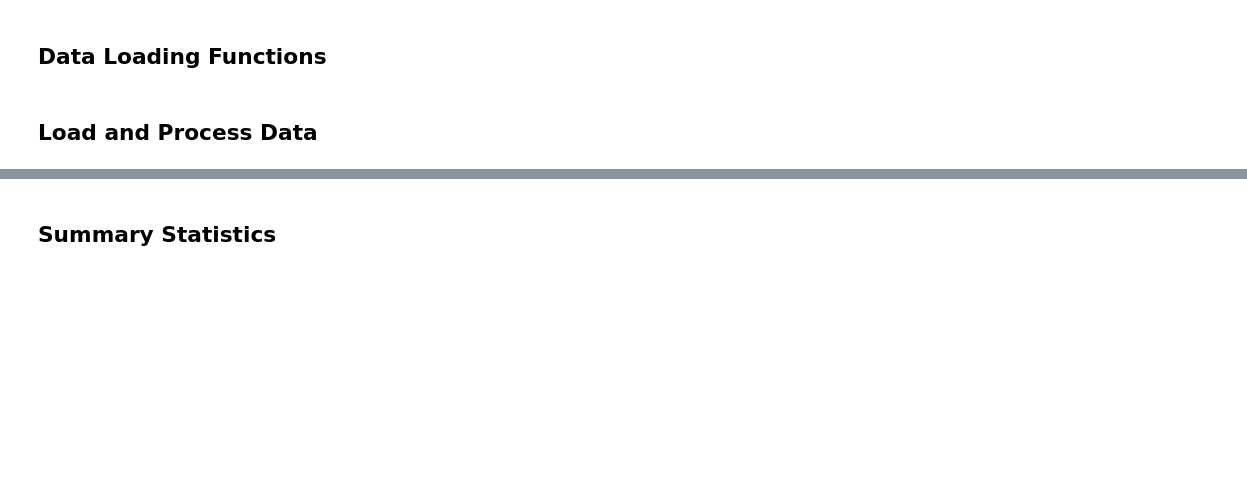
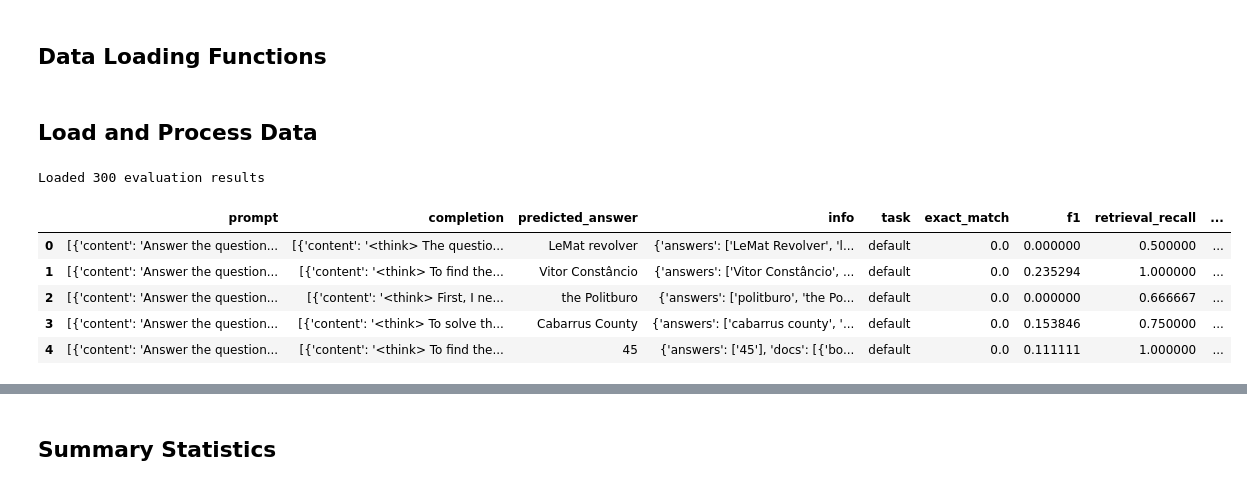
Before and after one commit to bdsaglam/rlvr, a Jupyter notebook: nbs/inspect_results.ipynb, the cells around one changed output, grey strips where cells are left out. Drawn from its saved outputs; the diff is of its cells as text; code cells hidden in the pictures; blank space fills up the shorter version.

```diff
--- a/nbs/inspect_results.ipynb
+++ b/nbs/inspect_results.ipynb
@@ -113,11 +123,19 @@ def check_supporting_docs_usage(completion, docs):
 ## Load and Process Data
 # %%
 # Load your results file
-results_file = "../outputs/sample.jsonl"  # Change this to your actual results file
+results_file = "../outputs/evaluation-results.jsonl"  # Change this to your actual results file
 results = load_results(results_file)
 df = results_to_dataframe(results)
 
 print(f"Loaded {len(df)} evaluation results")
 df.head()
+# %% [output]
+Loaded 300 evaluation results
+|  | prompt | completion | predicted_answer | info | task | exact_match | f1 | retrieval_recall | ... |
+| 0 | [{'content': 'Answer the question... | [{'content': '<think> The questio... | LeMat revolver | {'answers': ['LeMat Revolver', 'l... | default | 0.0 | 0.000000 | 0.500000 | ... |
+| 1 | [{'content': 'Answer the question... | [{'content': '<think> To find the... | Vitor Constâncio | {'answers': ['Vitor Constâncio', ... | default | 0.0 | 0.235294 | 1.000000 | ... |
+| 2 | [{'content': 'Answer the question... | [{'content': '<think> First, I ne... | the Politburo | {'answers': ['politburo', 'the Po... | default | 0.0 | 0.000000 | 0.666667 | ... |
+| 3 | [{'content': 'Answer the question... | [{'content': '<think> To solve th... | Cabarrus County | {'answers': ['cabarrus county', '... | default | 0.0 | 0.153846 | 0.750000 | ... |
+| 4 | [{'content': 'Answer the question... | [{'content': '<think> To find the... | 45 | {'answers': ['45'], 'docs': [{'bo... | default | 0.0 | 0.111111 | 1.000000 | ... |
 # %%
 df.columns
```
Also changed, not shown: parts of 13 cells of this notebook.
